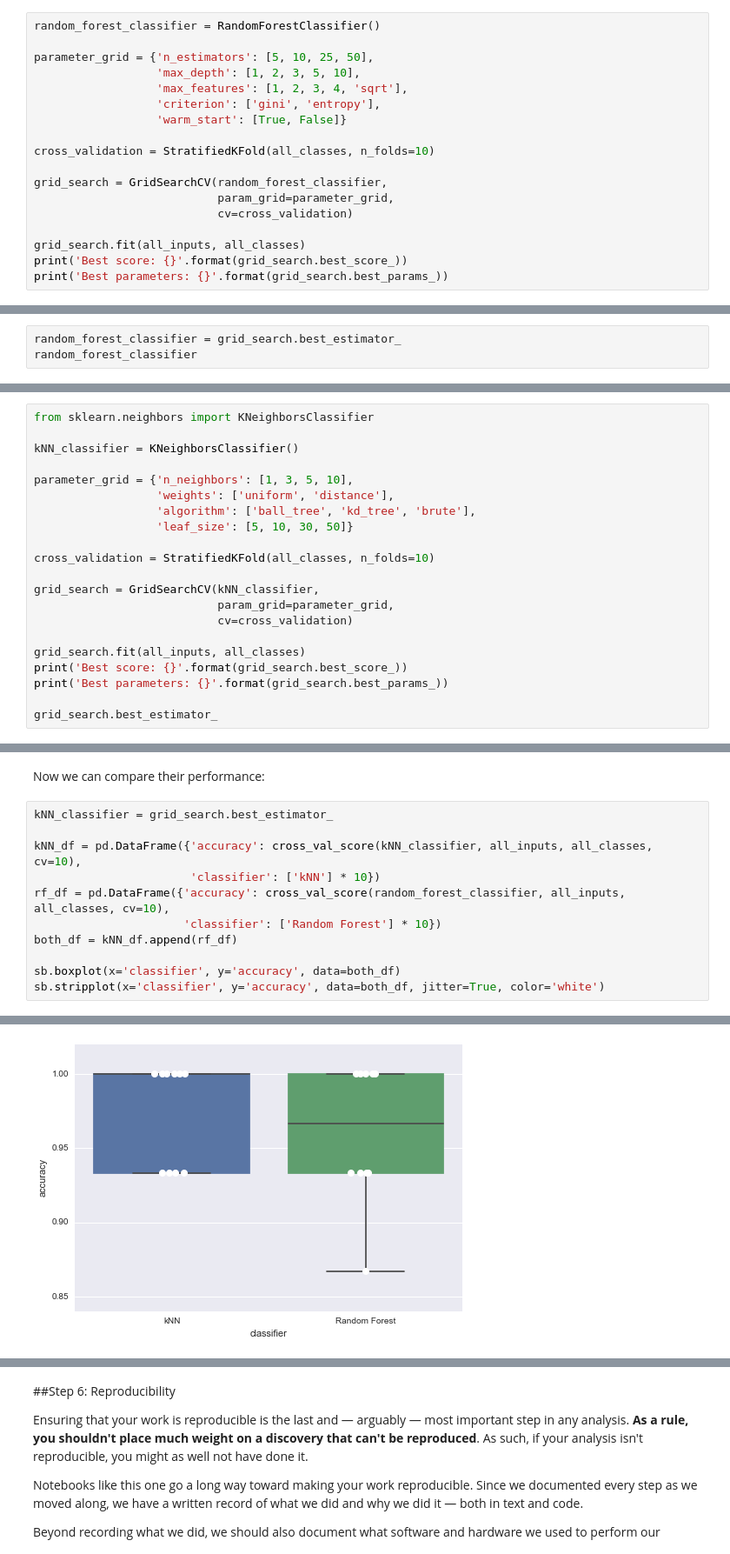
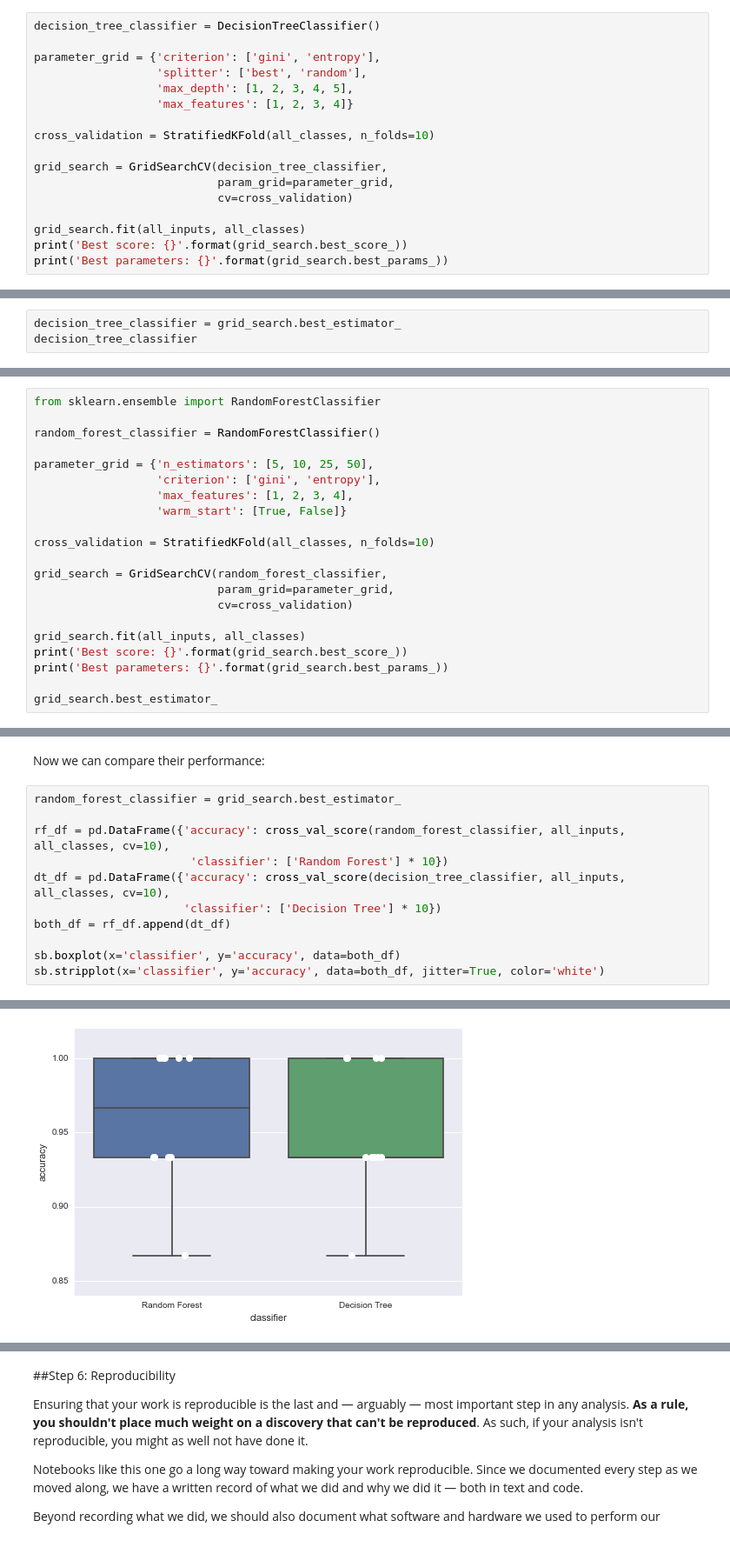
Before and after one commit to rhiever/Data-Analysis-and-Machine-Learning-Projects, a Jupyter notebook: example-data-science-notebook/Example Machine Learning Notebook.ipynb, the cells around one changed output, grey strips where cells are left out. Shown: that part at 87% size. Drawn from its saved outputs; the diff is of its cells as text.

```diff
--- a/example-data-science-notebook/Example Machine Learning Notebook.ipynb
+++ b/example-data-science-notebook/Example Machine Learning Notebook.ipynb
@@ -610,15 +616,14 @@ Let's go ahead and use a broad grid search to find the best parameter set for a
 # %%
-random_forest_classifier = RandomForestClassifier()
+decision_tree_classifier = DecisionTreeClassifier()
 
-parameter_grid = {'n_estimators': [5, 10, 25, 50],
-                  'max_depth': [1, 2, 3, 5, 10],
-                  'max_features': [1, 2, 3, 4, 'sqrt'],
-                  'criterion': ['gini', 'entropy'],
-                  'warm_start': [True, False]}
+parameter_grid = {'criterion': ['gini', 'entropy'],
+                  'splitter': ['best', 'random'],
+                  'max_depth': [1, 2, 3, 4, 5],
+                  'max_features': [1, 2, 3, 4]}
 
 cross_validation = StratifiedKFold(all_classes, n_folds=10)
 
-grid_search = GridSearchCV(random_forest_classifier,
+grid_search = GridSearchCV(decision_tree_classifier,
                            param_grid=parameter_grid,
                            cv=cross_validation)
 
@@ -631,6 +636,6 @@ Best parameters: {'criterion': 'gini', 'max_depth': 3, 'warm_start': False, 'max
 # %% [markdown]
 Now we can take the best classifier from the Grid Search and use that:
 # %%
-random_forest_classifier = grid_search.best_estimator_
-random_forest_classifier
+decision_tree_classifier = grid_search.best_estimator_
+decision_tree_classifier
 # %% [output]
@@ -657,18 +678,18 @@ We've used kNN classifiers quite a bit in our past projects, so let's give that
 
 The great part about scikit-learn is that the training, testing, parameter tuning, etc. process is the same for all models, so we only need to plug in the new classifier.
 # %%
-from sklearn.neighbors import KNeighborsClassifier
+from sklearn.ensemble import RandomForestClassifier
 
-kNN_classifier = KNeighborsClassifier()
+random_forest_classifier = RandomForestClassifier()
 
-parameter_grid = {'n_neighbors': [1, 3, 5, 10],
-                  'weights': ['uniform', 'distance'],
-                  'algorithm': ['ball_tree', 'kd_tree', 'brute'],
-                  'leaf_size': [5, 10, 30, 50]}
+parameter_grid = {'n_estimators': [5, 10, 25, 50],
+                  'criterion': ['gini', 'entropy'],
+                  'max_features': [1, 2, 3, 4],
+                  'warm_start': [True, False]}
 
 cross_validation = StratifiedKFold(all_classes, n_folds=10)
 
-grid_search = GridSearchCV(kNN_classifier,
+grid_search = GridSearchCV(random_forest_classifier,
                            param_grid=parameter_grid,
                            cv=cross_validation)
 
@@ -685,16 +710,16 @@ KNeighborsClassifier(algorithm='ball_tree', leaf_size=5, metric='minkowski',
 # %% [markdown]
 Now we can compare their performance:
 # %%
-kNN_classifier = grid_search.best_estimator_
+random_forest_classifier = grid_search.best_estimator_
 
-kNN_df = pd.DataFrame({'accuracy': cross_val_score(kNN_classifier, all_inputs, all_classes, cv=10),
-                       'classifier': ['kNN'] * 10})
 rf_df = pd.DataFrame({'accuracy': cross_val_score(random_forest_classifier, all_inputs, all_classes, cv=10),
-                      'classifier': ['Random Forest'] * 10})
-both_df = kNN_df.append(rf_df)
+                       'classifier': ['Random Forest'] * 10})
+dt_df = pd.DataFrame({'accuracy': cross_val_score(decision_tree_classifier, all_inputs, all_classes, cv=10),
+                      'classifier': ['Decision Tree'] * 10})
+both_df = rf_df.append(dt_df)
 
 sb.boxplot(x='classifier', y='accuracy', data=both_df)
 sb.stripplot(x='classifier', y='accuracy', data=both_df, jitter=True, color='white')
 # %% [output]
 <matplotlib.axes._subplots.AxesSubplot at 0x...>
-[figure, old version]
+[figure, new version]
```
Also changed, not shown: parts of 28 cells of this notebook, 2 other files.
